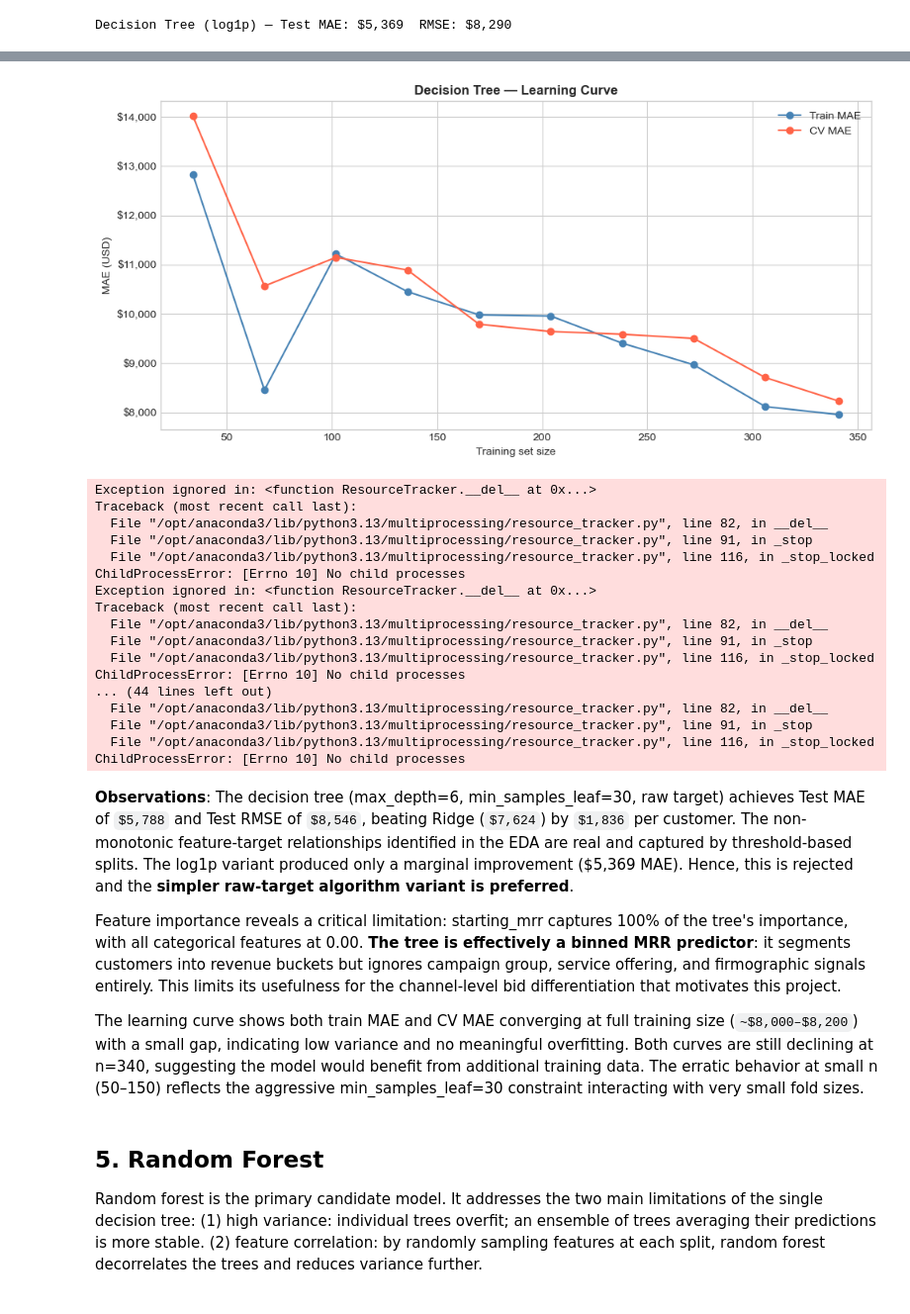
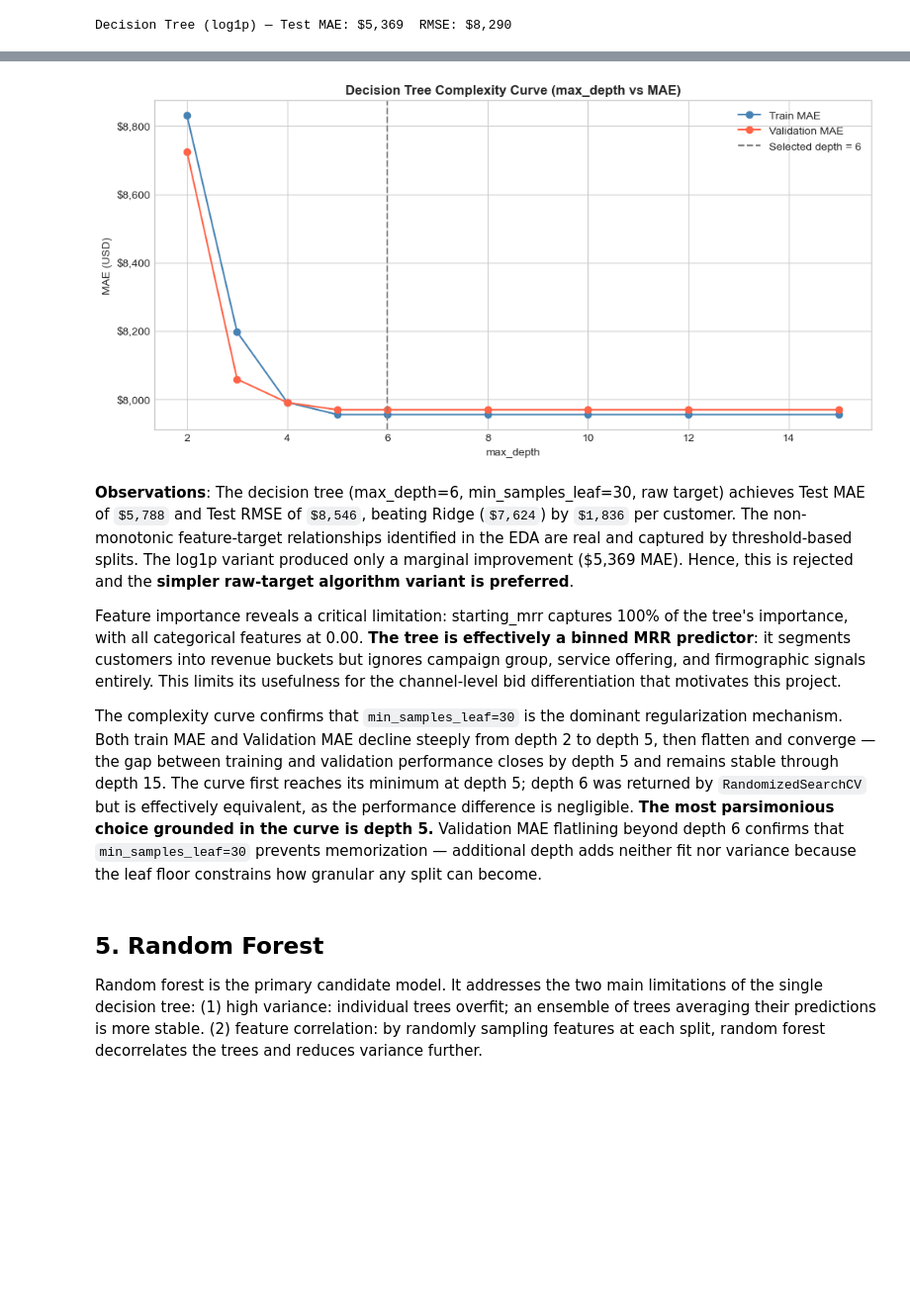
Before and after one commit to christianvibar/mab2134_algo1, a Jupyter notebook: notebooks/03_modeling.ipynb, the cells around one changed output, grey strips where cells are left out. Shown at 99% size. Cells and saved outputs as stored; diff of their text form; code cells hidden in the pictures; blank space fills up the shorter version.

```diff
--- a/notebooks/03_modeling.ipynb
+++ b/notebooks/03_modeling.ipynb
@@ -436,53 +419,45 @@ cb_annual_revenue_ranges_$10M-$50M        0.00
 # %%
-# ── Learning curve — bias/variance check ─────────────────────────────────────
-from sklearn.model_selection import learning_curve
+# ── Complexity curve — depth vs MAE ─────────────────────────────────────────────
+from sklearn.model_selection import validation_curve
 
-train_sizes, train_scores, val_scores = learning_curve(
-    dt_best, X_train, y_train,
+depth_range = [2, 3, 4, 5, 6, 8, 10, 12, 15]
+
+train_scores, val_scores = validation_curve(
+    DecisionTreeRegressor(
+        min_samples_leaf=best_dt_params['min_samples_leaf'],
+        min_samples_split=best_dt_params['min_samples_split'],
+        random_state=RANDOM_SEED
+    ),
+    X_train, y_train,
+    param_name='max_depth',
+    param_range=depth_range,
     cv=CV_FOLDS,
     scoring=SCORING,
-    train_sizes=np.linspace(0.1, 1.0, 10),
     n_jobs=-1
 )
 
 train_mae = -train_scores.mean(axis=1)
 val_mae   = -val_scores.mean(axis=1)
 
 fig, ax = plt.subplots(figsize=(10, 5))
-ax.plot(train_sizes, train_mae, 'o-', label='Train MAE', color='steelblue')
-ax.plot(train_sizes, val_mae,   'o-', label='CV MAE',    color='tomato')
-ax.set_title('Decision Tree — Learning Curve', fontweight='bold')
-ax.set_xlabel('Training set size')
+ax.plot(depth_range, train_mae, 'o-', label='Train MAE', color='steelblue')
+ax.plot(depth_range, val_mae,   'o-', label='Validation MAE',    color='tomato')
+ax.axvline(best_dt_params['max_depth'], color='gray', linestyle='--',
+           label=f"Selected depth = {best_dt_params['max_depth']}")
+ax.set_title('Decision Tree Complexity Curve (max_depth vs MAE)', fontweight='bold')
+ax.set_xlabel('max_depth')
 ax.set_ylabel('MAE (USD)')
 ax.yaxis.set_major_formatter(mticker.FuncFormatter(lambda x, _: f'${x:,.0f}'))
 ax.legend()
 plt.tight_layout()
-plt.show()
 # %% [output]
-[figure, old version]
+[figure, new version]
-Exception ignored in: <function ResourceTracker.__del__ at 0x...>
-Traceback (most recent call last):
-  File "/opt/anaconda3/lib/python3.13/multiprocessing/resource_tracker.py", line 82, in __del__
-  File "/opt/anaconda3/lib/python3.13/multiprocessing/resource_tracker.py", line 91, in _stop
-  File "/opt/anaconda3/lib/python3.13/multiprocessing/resource_tracker.py", line 116, in _stop_locked
-ChildProcessError: [Errno 10] No child processes
-Exception ignored in: <function ResourceTracker.__del__ at 0x...>
-Traceback (most recent call last):
-  File "/opt/anaconda3/lib/python3.13/multiprocessing/resource_tracker.py", line 82, in __del__
-  File "/opt/anaconda3/lib/python3.13/multiprocessing/resource_tracker.py", line 91, in _stop
-  File "/opt/anaconda3/lib/python3.13/multiprocessing/resource_tracker.py", line 116, in _stop_locked
-ChildProcessError: [Errno 10] No child processes
-... (44 lines left out)
-  File "/opt/anaconda3/lib/python3.13/multiprocessing/resource_tracker.py", line 82, in __del__
-  File "/opt/anaconda3/lib/python3.13/multiprocessing/resource_tracker.py", line 91, in _stop
-  File "/opt/anaconda3/lib/python3.13/multiprocessing/resource_tracker.py", line 116, in _stop_locked
-ChildProcessError: [Errno 10] No child processes
 # %% [markdown]
 **Observations**: The decision tree (max_depth=6, min_samples_leaf=30, raw target) achieves Test MAE of `$5,788` and Test RMSE of `$8,546`, beating Ridge (`$7,624`) by `$1,836` per customer. The non-monotonic feature-target relationships identified in the EDA are real and captured by threshold-based splits. The log1p variant produced only a marginal improvement ($5,369 MAE). Hence, this is rejected and the **simpler raw-target algorithm variant is preferred**.
 
 Feature importance reveals a critical limitation: starting_mrr captures 100% of the tree's importance, with all categorical features at 0.00. **The tree is effectively a binned MRR predictor**: it segments customers into revenue buckets but ignores campaign group, service offering, and firmographic signals entirely. This limits its usefulness for the channel-level bid differentiation that motivates this project.
 
-The learning curve shows both train MAE and CV MAE converging at full training size (`~$8,000–$8,200`) with a small gap, indicating low variance and no meaningful overfitting. Both curves are still declining at n=340, suggesting the model would benefit from additional training data. The erratic behavior at small n (50–150) reflects the aggressive min_samples_leaf=30 constraint interacting with very small fold sizes.
+The complexity curve confirms that `min_samples_leaf=30` is the dominant regularization mechanism. Both train MAE and Validation MAE decline steeply from depth 2 to depth 5, then flatten and converge — the gap between training and validation performance closes by depth 5 and remains stable through depth 15. The curve first reaches its minimum at depth 5; depth 6 was returned by `RandomizedSearchCV` but is effectively equivalent, as the performance difference is negligible. **The most parsimonious choice grounded in the curve is depth 5.** Validation MAE flatlining beyond depth 6 confirms that `min_samples_leaf=30` prevents memorization — additional depth adds neither fit nor variance because the leaf floor constrains how granular any split can become.
 # %% [markdown]
 ## 5. Random Forest
 
```
Also changed, not shown: parts of 21 cells of this notebook.
